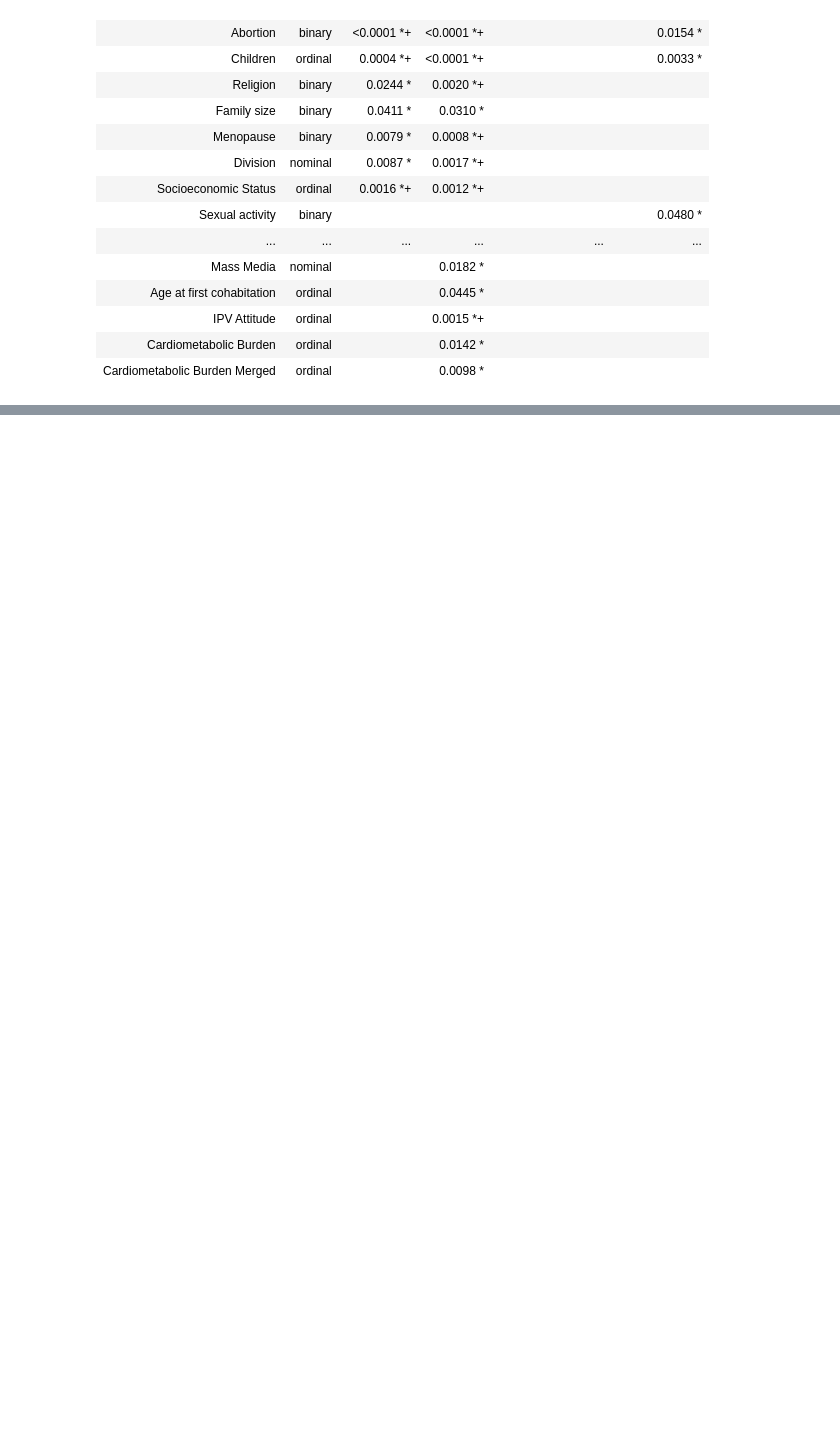
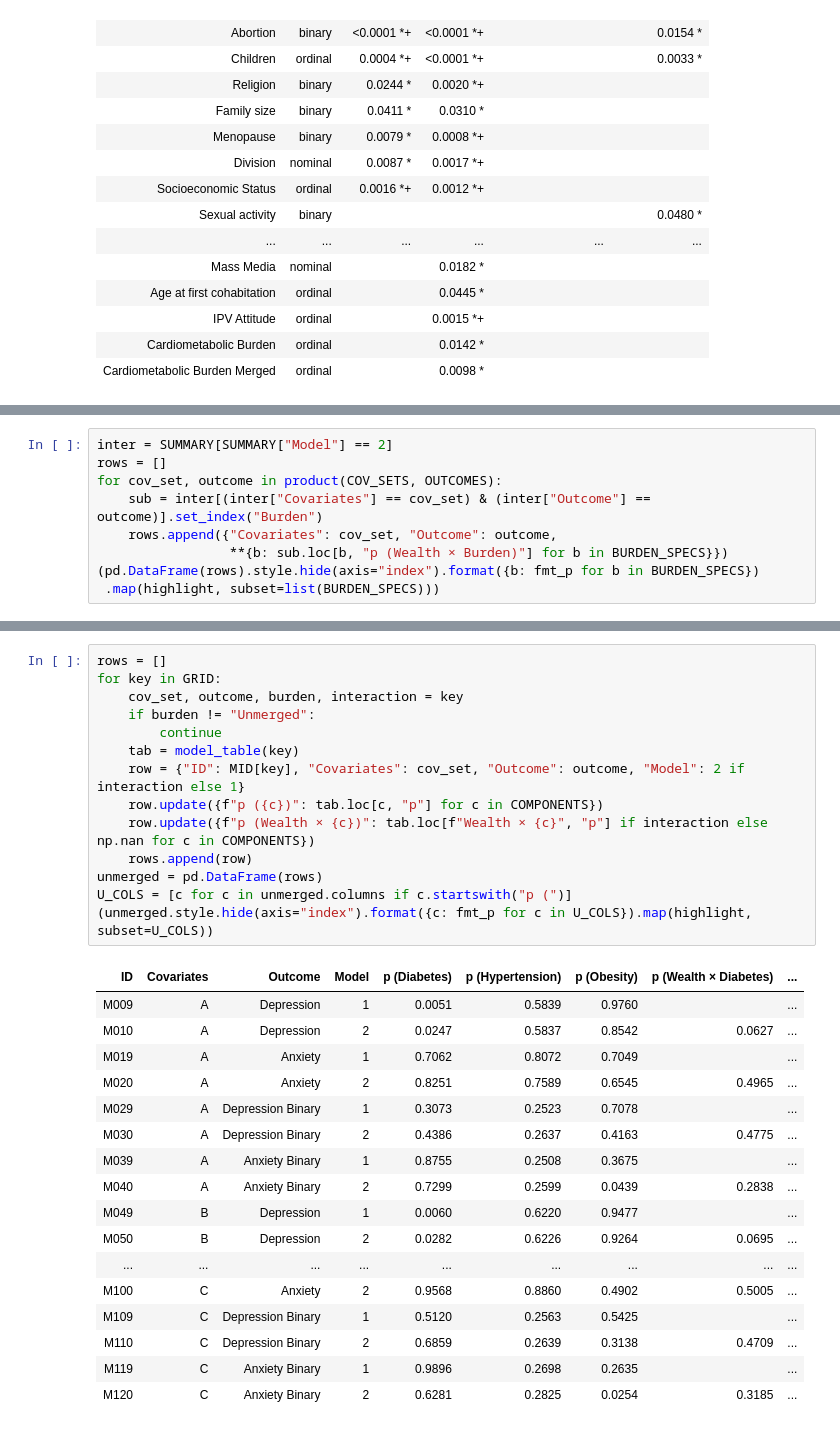
Before and after one commit to MdNadratanNaim/Cardiometabolic-Burden-as-Effect-Modifier, a Jupyter notebook: notebooks/6. Main Regression Analysis.ipynb, the cells around one changed output, grey strips where cells are left out. Drawn from its saved outputs; the diff is of its cells as text; blank space fills up the shorter version.

```diff
--- a/notebooks/6. Main Regression Analysis.ipynb
+++ b/notebooks/6. Main Regression Analysis.ipynb
@@ -790,0 +803,9 @@ SAVE is False, nothing written
+# %%
+inter = SUMMARY[SUMMARY["Model"] == 2]
+rows = []
+for cov_set, outcome in product(COV_SETS, OUTCOMES):
+    sub = inter[(inter["Covariates"] == cov_set) & (inter["Outcome"] == outcome)].set_index("Burden")
+    rows.append({"Covariates": cov_set, "Outcome": outcome,
+                 **{b: sub.loc[b, "p (Wealth × Burden)"] for b in BURDEN_SPECS}})
+(pd.DataFrame(rows).style.hide(axis="index").format({b: fmt_p for b in BURDEN_SPECS})
+ .map(highlight, subset=list(BURDEN_SPECS)))
@@ -790,0 +830,32 @@ SAVE is False, nothing written
+# %%
+rows = []
+for key in GRID:
+    cov_set, outcome, burden, interaction = key
+    if burden != "Unmerged":
+        continue
+    tab = model_table(key)
+    row = {"ID": MID[key], "Covariates": cov_set, "Outcome": outcome, "Model": 2 if interaction else 1}
+    row.update({f"p ({c})": tab.loc[c, "p"] for c in COMPONENTS})
+    row.update({f"p (Wealth × {c})": tab.loc[f"Wealth × {c}", "p"] if interaction else np.nan for c in COMPONENTS})
+    rows.append(row)
+unmerged = pd.DataFrame(rows)
+U_COLS = [c for c in unmerged.columns if c.startswith("p (")]
+(unmerged.style.hide(axis="index").format({c: fmt_p for c in U_COLS}).map(highlight, subset=U_COLS))
+# %% [output]
+| ID | Covariates | Outcome | Model | p (Diabetes) | p (Hypertension) | p (Obesity) | p (Wealth × Diabetes) | ... |
+| M009 | A | Depression | 1 | 0.0051 | 0.5839 | 0.9760 |  | ... |
+| M010 | A | Depression | 2 | 0.0247 | 0.5837 | 0.8542 | 0.0627 | ... |
+| M019 | A | Anxiety | 1 | 0.7062 | 0.8072 | 0.7049 |  | ... |
+| M020 | A | Anxiety | 2 | 0.8251 | 0.7589 | 0.6545 | 0.4965 | ... |
+| M029 | A | Depression Binary | 1 | 0.3073 | 0.2523 | 0.7078 |  | ... |
+| M030 | A | Depression Binary | 2 | 0.4386 | 0.2637 | 0.4163 | 0.4775 | ... |
+| M039 | A | Anxiety Binary | 1 | 0.8755 | 0.2508 | 0.3675 |  | ... |
+| M040 | A | Anxiety Binary | 2 | 0.7299 | 0.2599 | 0.0439 | 0.2838 | ... |
+| M049 | B | Depression | 1 | 0.0060 | 0.6220 | 0.9477 |  | ... |
+| M050 | B | Depression | 2 | 0.0282 | 0.6226 | 0.9264 | 0.0695 | ... |
+| ... | ... | ... | ... | ... | ... | ... | ... | ... |
+| M100 | C | Anxiety | 2 | 0.9568 | 0.8860 | 0.4902 | 0.5005 | ... |
+| M109 | C | Depression Binary | 1 | 0.5120 | 0.2563 | 0.5425 |  | ... |
+| M110 | C | Depression Binary | 2 | 0.6859 | 0.2639 | 0.3138 | 0.4709 | ... |
+| M119 | C | Anxiety Binary | 1 | 0.9896 | 0.2698 | 0.2635 |  | ... |
+| M120 | C | Anxiety Binary | 2 | 0.6281 | 0.2825 | 0.0254 | 0.3185 | ... |
```
Also changed, not shown: parts of 85 cells of this notebook, 4 other files.
